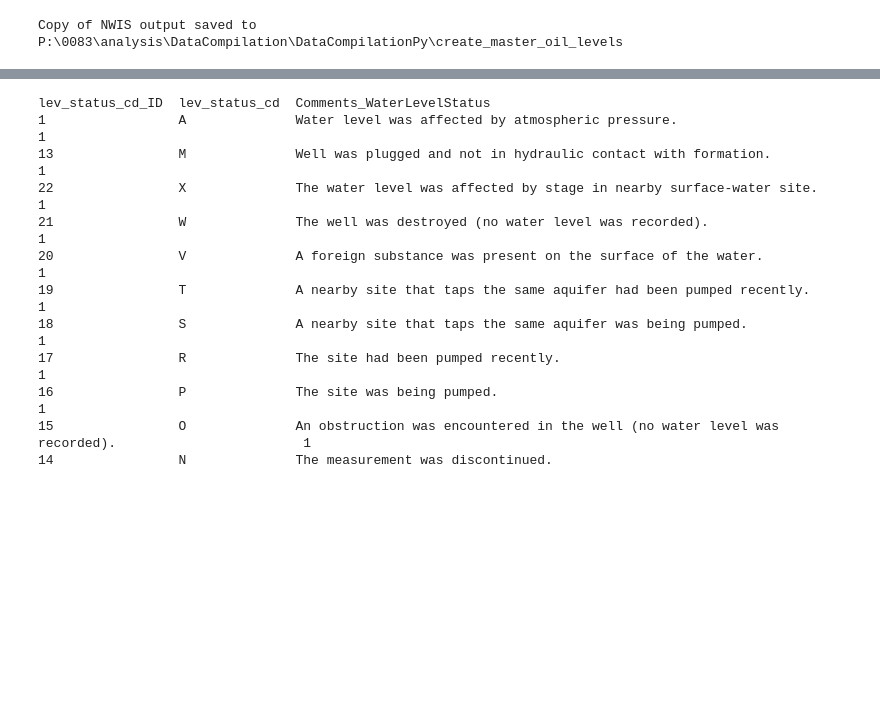
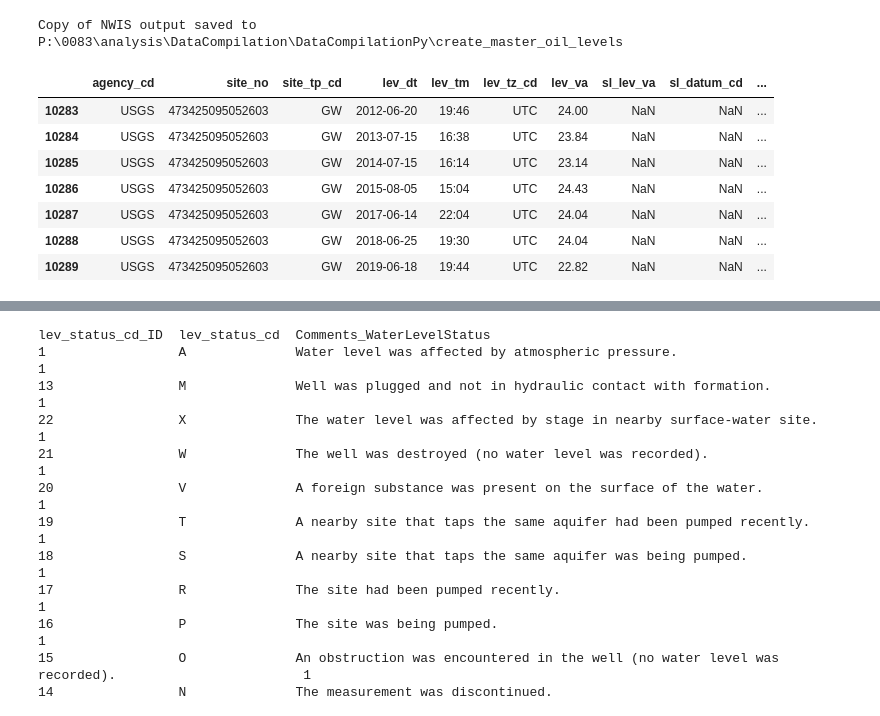
Before and after one commit to BojanMilinic/bemidji, a Jupyter notebook: 03_master_oil_water_level.ipynb, the cells around one changed output, grey strips where cells are left out. Cells and saved outputs as stored; diff of their text form; code cells hidden in the pictures; blank space fills up the shorter version.

```diff
--- a/03_master_oil_water_level.ipynb
+++ b/03_master_oil_water_level.ipynb
@@ -91,3 +107,14 @@ P       12
 F        1
 Name: lev_status_cd, dtype: int64
 Copy of NWIS output saved to P:\0083\analysis\DataCompilation\DataCompilationPy\create_master_oil_levels
+# %%
+dfwl.loc[dfwl['site_no']=='473425095052603']
+# %% [output]
+|  | agency_cd | site_no | site_tp_cd | lev_dt | lev_tm | lev_tz_cd | lev_va | sl_lev_va | sl_datum_cd | ... |
+| 10283 | USGS | 473425095052603 | GW | 2012-06-20 | 19:46 | UTC | 24.00 | NaN | NaN | ... |
+| 10284 | USGS | 473425095052603 | GW | 2013-07-15 | 16:38 | UTC | 23.84 | NaN | NaN | ... |
+| 10285 | USGS | 473425095052603 | GW | 2014-07-15 | 16:14 | UTC | 23.14 | NaN | NaN | ... |
+| 10286 | USGS | 473425095052603 | GW | 2015-08-05 | 15:04 | UTC | 24.43 | NaN | NaN | ... |
+| 10287 | USGS | 473425095052603 | GW | 2017-06-14 | 22:04 | UTC | 24.04 | NaN | NaN | ... |
+| 10288 | USGS | 473425095052603 | GW | 2018-06-25 | 19:30 | UTC | 24.04 | NaN | NaN | ... |
+| 10289 | USGS | 473425095052603 | GW | 2019-06-18 | 19:44 | UTC | 22.82 | NaN | NaN | ... |
```
Also changed, not shown: parts of 26 cells of this notebook.
